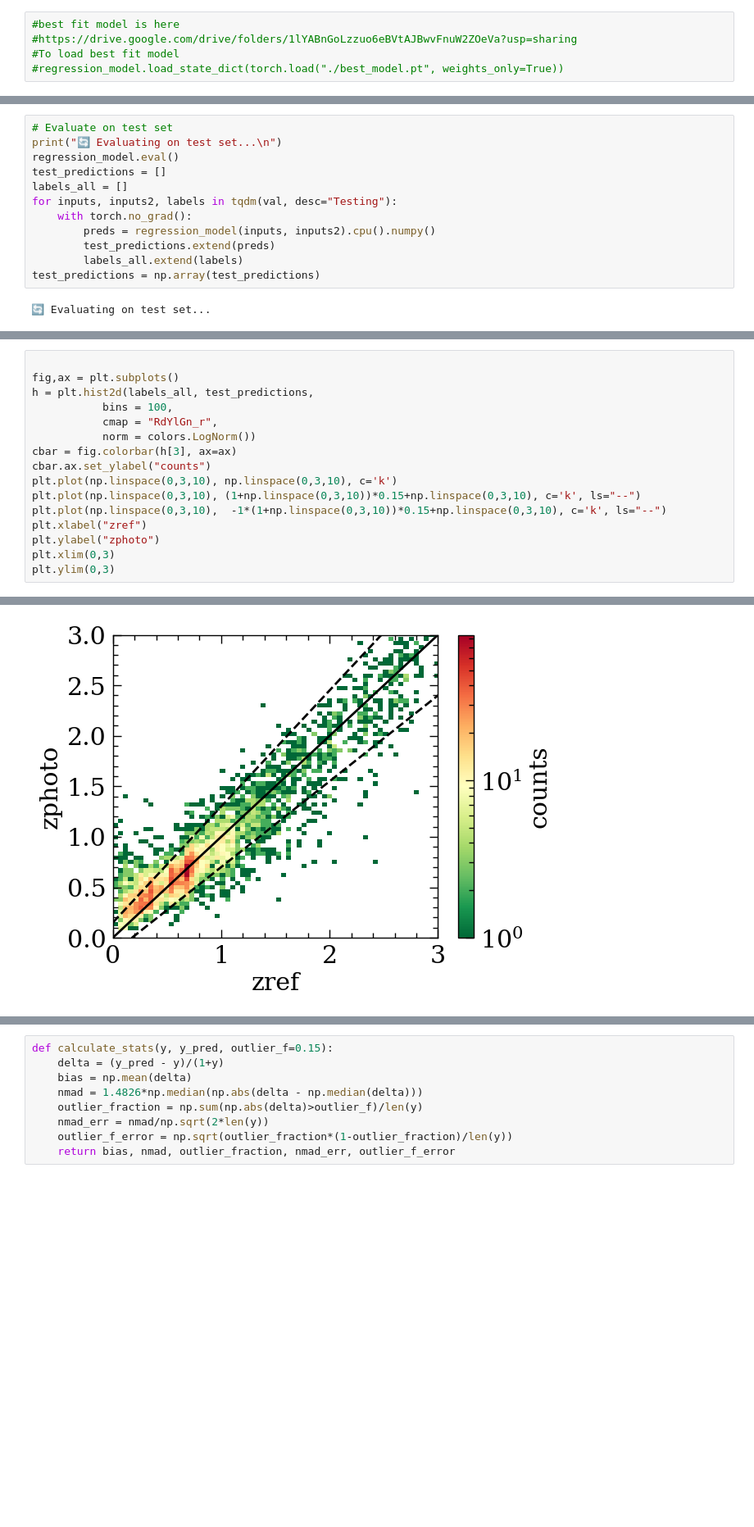
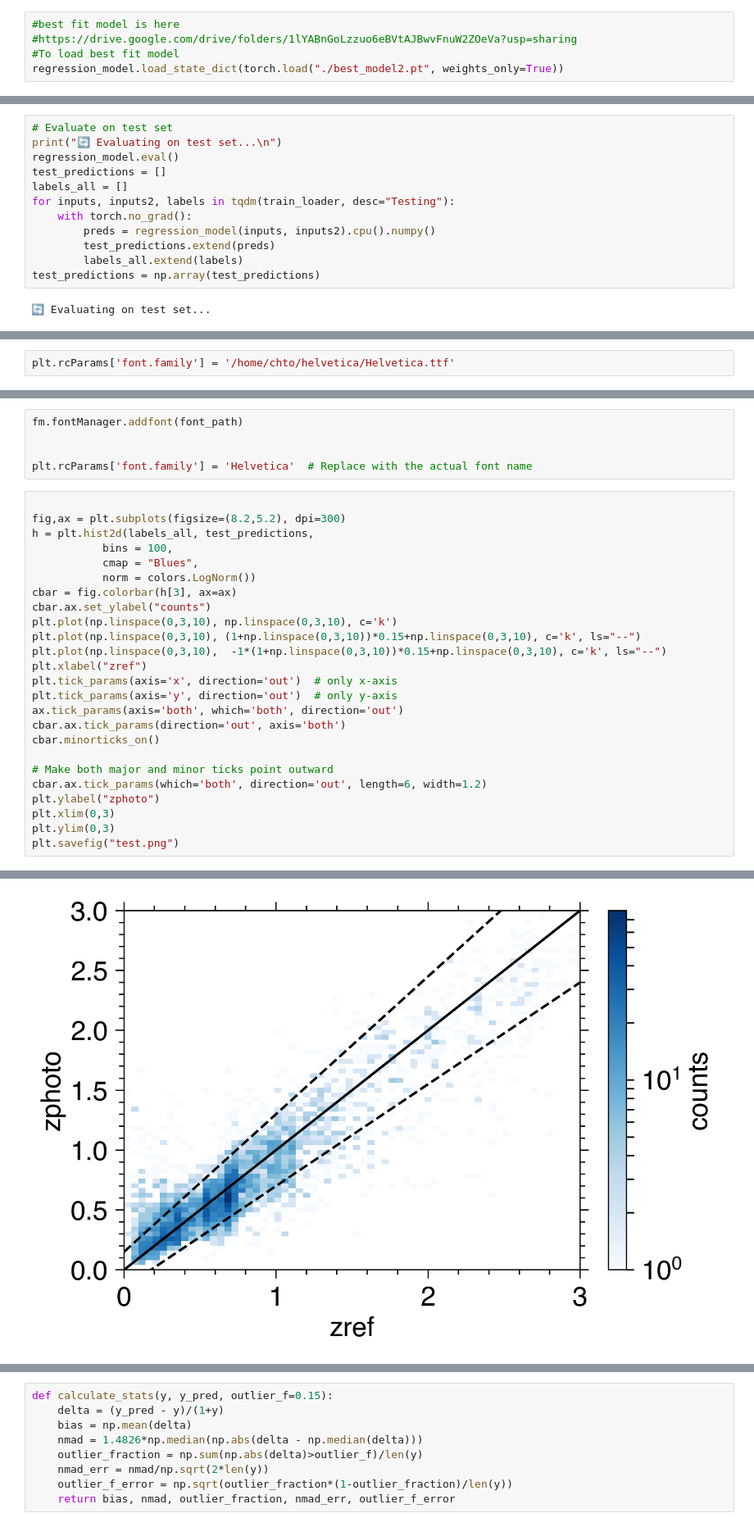
Before and after one commit to AstroFM-Foundation-Models-for-Science/astrofm, a Jupyter notebook: chto/second_attempt.ipynb, the cells around one changed output, grey strips where cells are left out. Shown at 82% size. Cells and saved outputs as stored; diff of their text form; blank space fills up the shorter version.

Commit message:
make pretty plot

```diff
--- a/chto/second_attempt.ipynb
+++ b/chto/second_attempt.ipynb
@@ -298,4 +273,4 @@ Epoch 13/500 - Train Loss: 0.0779, Val Loss: 0.2189
 #best fit model is here
 #https://drive.google.com/drive/folders/1lYABnGoLzzuo6eBVtAJBwvFnuW2ZOeVa?usp=sharing
 #To load best fit model
-#regression_model.load_state_dict(torch.load("./best_model.pt", weights_only=True))
+regression_model.load_state_dict(torch.load("./best_model2.pt", weights_only=True))
@@ -305,7 +282,7 @@ print("🔄 Evaluating on test set...\n")
 regression_model.eval()
 test_predictions = []
 labels_all = []
-for inputs, inputs2, labels in tqdm(val, desc="Testing"):
+for inputs, inputs2, labels in tqdm(train_loader, desc="Testing"):
     with torch.no_grad():
         preds = regression_model(inputs, inputs2).cpu().numpy()
         test_predictions.extend(preds)
@@ -315,0 +298,2 @@ test_predictions = np.array(test_predictions)
+# %%
+plt.rcParams['font.family'] = '/home/chto/helvetica/Helvetica.ttf'
@@ -316,9 +309,14 @@ test_predictions = np.array(test_predictions)
+# %%
+fm.fontManager.addfont(font_path)
+
+
+plt.rcParams['font.family'] = 'Helvetica'  # Replace with the actual font name
 # %%
 
-fig,ax = plt.subplots()
+fig,ax = plt.subplots(figsize=(8.2,5.2), dpi=300)
 h = plt.hist2d(labels_all, test_predictions,
            bins = 100,
-           cmap = "RdYlGn_r",
+           cmap = "Blues",
            norm = colors.LogNorm())
 cbar = fig.colorbar(h[3], ax=ax)
 cbar.ax.set_ylabel("counts")
@@ -326,7 +324,16 @@ plt.plot(np.linspace(0,3,10), np.linspace(0,3,10), c='k')
 plt.plot(np.linspace(0,3,10), (1+np.linspace(0,3,10))*0.15+np.linspace(0,3,10), c='k', ls="--")
 plt.plot(np.linspace(0,3,10),  -1*(1+np.linspace(0,3,10))*0.15+np.linspace(0,3,10), c='k', ls="--")
 plt.xlabel("zref")
+plt.tick_params(axis='x', direction='out')  # only x-axis
+plt.tick_params(axis='y', direction='out')  # only y-axis
+ax.tick_params(axis='both', which='both', direction='out')
+cbar.ax.tick_params(direction='out', axis='both')
+cbar.minorticks_on()
+
+# Make both major and minor ticks point outward
+cbar.ax.tick_params(which='both', direction='out', length=6, width=1.2)
 plt.ylabel("zphoto")
 plt.xlim(0,3)
 plt.ylim(0,3)
+plt.savefig("test.png")
 # %% [output]
@@ -334 +340 @@ plt.ylim(0,3)
-[figure, old version]
+[figure, new version]
```
Also changed, not shown: parts of 37 cells of this notebook, 1 other file.
